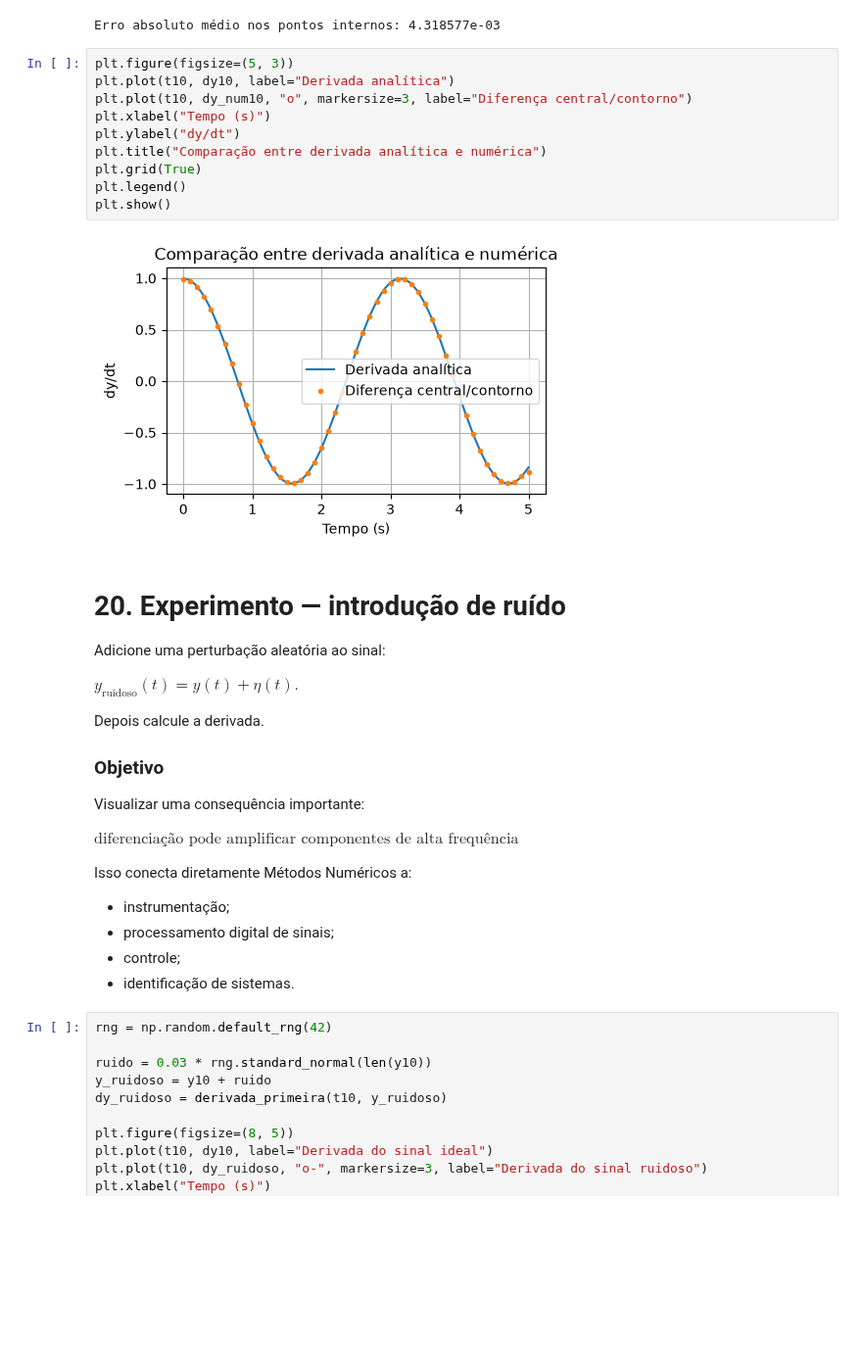
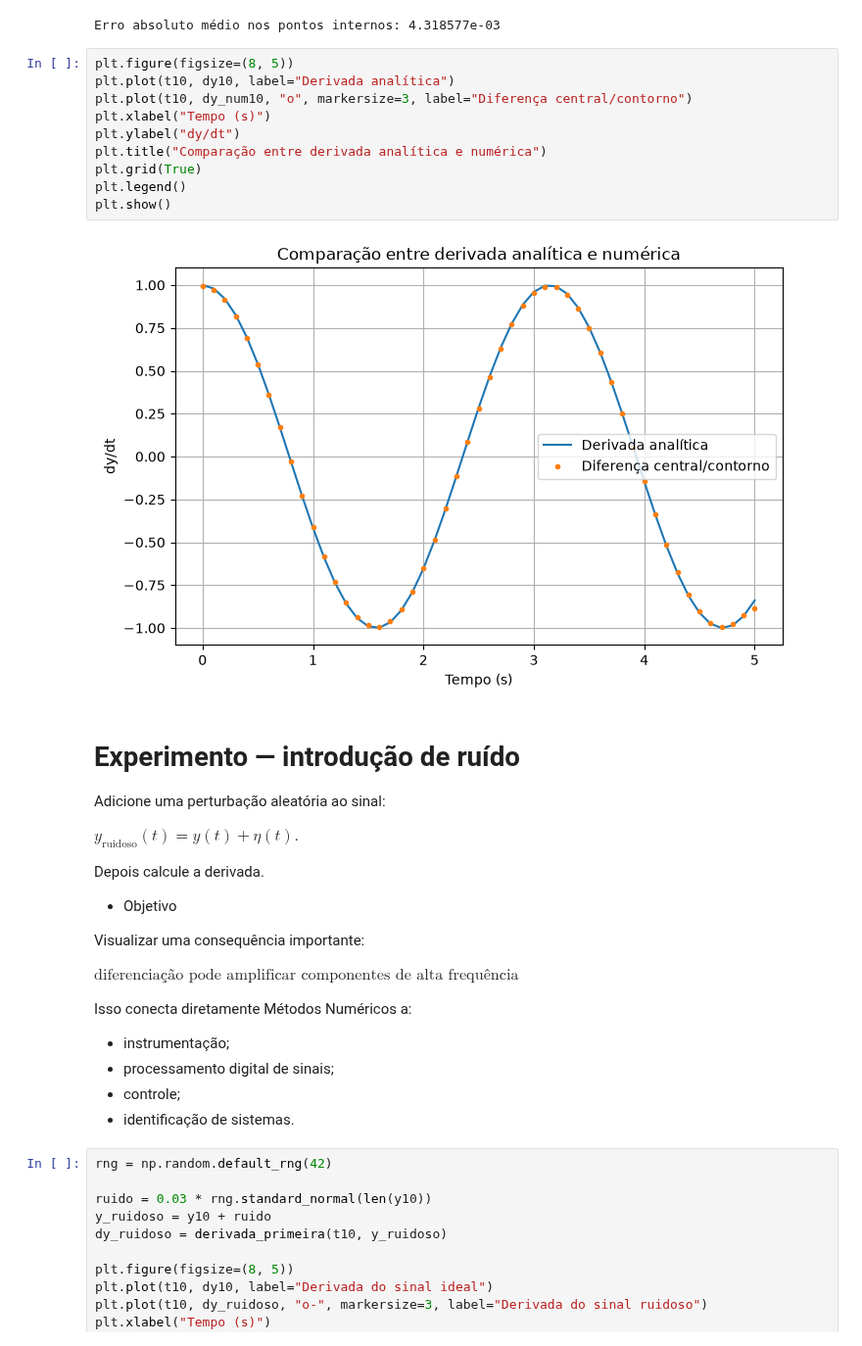
Before and after one commit to JonathaCosta-IA/1-NM_GitHub, a Jupyter notebook: C-NoteBooks/4-MN_Diferenciacao_Numerica.ipynb, the cells around one changed output. Shown at 98% size. Drawn from its saved outputs; the diff is of its cells as text; blank space fills up the shorter version.

```diff
--- a/C-NoteBooks/4-MN_Diferenciacao_Numerica.ipynb
+++ b/C-NoteBooks/4-MN_Diferenciacao_Numerica.ipynb
@@ -1025,31 +1338,29 @@ print(f"Erro absoluto médio nos pontos internos: {erro_medio:.6e}")
 # %% [output]
 Erro absoluto médio nos pontos internos: 4.318577e-03
 # %%
-plt.figure(figsize=(5, 3))
+plt.figure(figsize=(8, 5))
 plt.plot(t10, dy10, label="Derivada analítica")
 plt.plot(t10, dy_num10, "o", markersize=3, label="Diferença central/contorno")
 plt.xlabel("Tempo (s)")
 plt.ylabel("dy/dt")
 plt.title("Comparação entre derivada analítica e numérica")
 plt.grid(True)
 plt.legend()
 plt.show()
 # %% [output]
-[figure, old version]
+[figure, new version]
 # %% [markdown]
-# 20. Experimento — introdução de ruído
+# Experimento — introdução de ruído
 
 Adicione uma perturbação aleatória ao sinal:
 
-$
-y_{\mathrm{ruidoso}}(t)
-=
-y(t)+\eta(t).
+$y_{\mathrm{ruidoso}}(t)
+=y(t)+\eta(t).
 $
 
 Depois calcule a derivada.
 
-### Objetivo
+- Objetivo
 
 Visualizar uma consequência importante:
 
```
Also changed, not shown: parts of 43 cells of this notebook.
